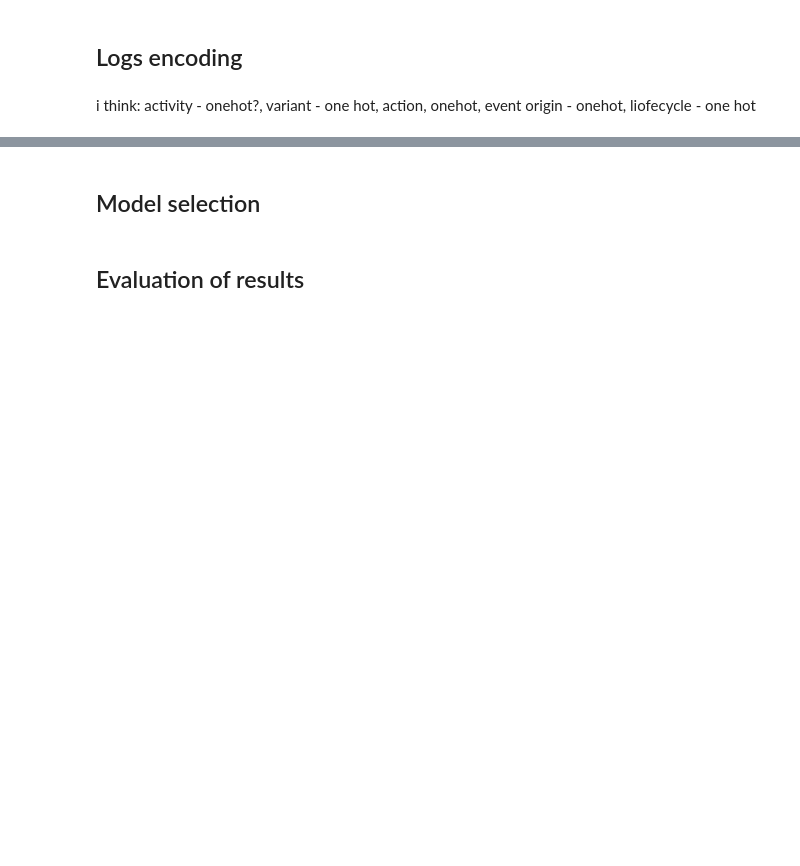
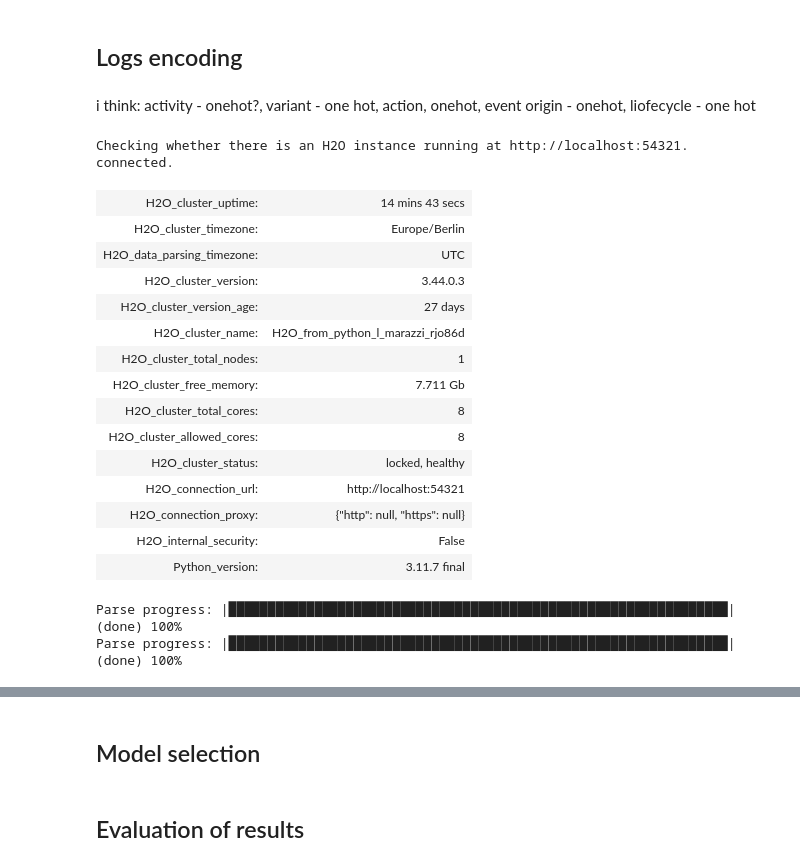
Before and after one commit to leonardomarazzi/IRPBPM_2023, a Jupyter notebook: project.ipynb, the cells around one changed output, grey strips where cells are left out. Cells and saved outputs as stored; diff of their text form; code cells hidden in the pictures; blank space fills up the shorter version.

```diff
--- a/project.ipynb
+++ b/project.ipynb
@@ -138,0 +129,27 @@ i think: activity - onehot?, variant - one hot, action, onehot, event origin - o
+# %%
+h2o.init()
+# %% [output]
+Checking whether there is an H2O instance running at http://localhost:54321. connected.
+| H2O_cluster_uptime: | 14 mins 43 secs |
+| H2O_cluster_timezone: | Europe/Berlin |
+| H2O_data_parsing_timezone: | UTC |
+| H2O_cluster_version: | 3.44.0.3 |
+| H2O_cluster_version_age: | 27 days |
+| H2O_cluster_name: | H2O_from_python_l_marazzi_rjo86d |
+| H2O_cluster_total_nodes: | 1 |
+| H2O_cluster_free_memory: | 7.711 Gb |
+| H2O_cluster_total_cores: | 8 |
+| H2O_cluster_allowed_cores: | 8 |
+| H2O_cluster_status: | locked, healthy |
+| H2O_connection_url: | http://localhost:54321 |
+| H2O_connection_proxy: | {"http": null, "https": null} |
+| H2O_internal_security: | False |
+| Python_version: | 3.11.7 final |
+# %%
+X_train, X_test = train_test_split(df_grouped_agg, test_size=0.3)
+
+df_h_train = h2o.H2OFrame(X_train)
+df_h_test = h2o.H2OFrame(X_test)
+# %% [output]
+Parse progress: |████████████████████████████████████████████████████████████████| (done) 100%
+Parse progress: |████████████████████████████████████████████████████████████████| (done) 100%
```
Also changed, not shown: parts of 21 cells of this notebook, 1 other file.
